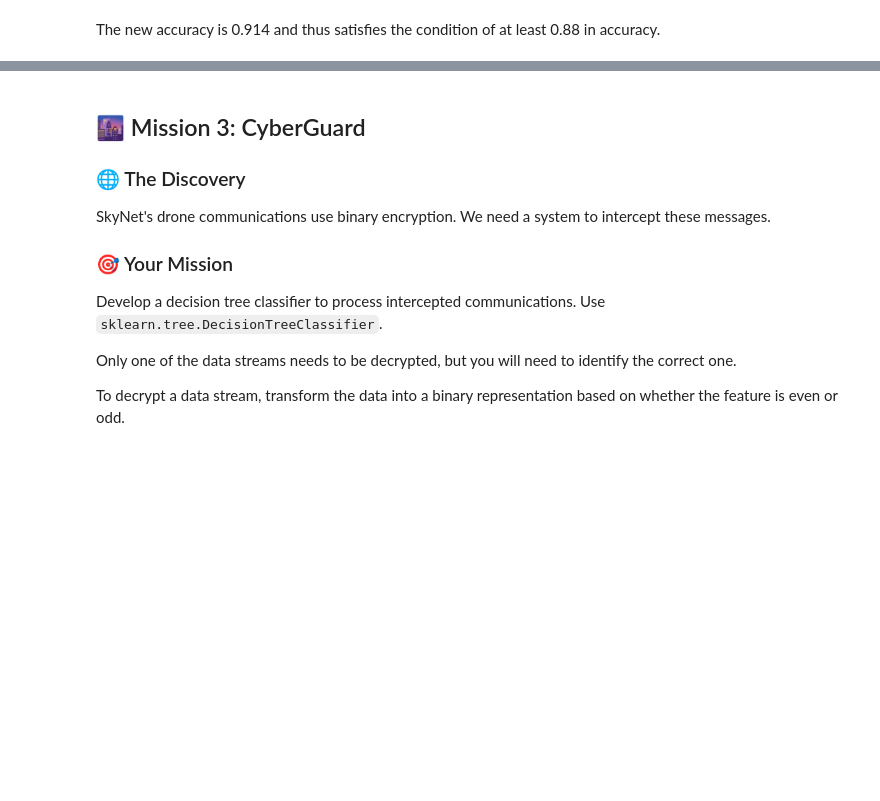
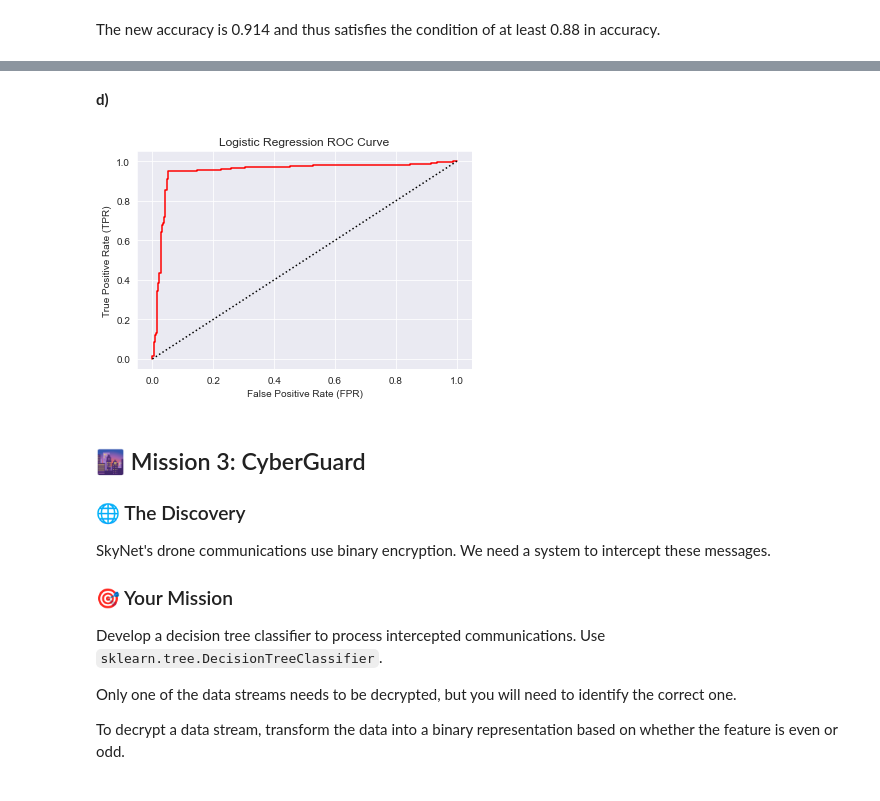
Before and after one commit to jenscaa/TDT4192-Assignments, a Jupyter notebook: Assignment1/Chapter_1.ipynb, the cells around one changed output, grey strips where cells are left out. Saved outputs shown, nothing was run; the diff lists cells and outputs as text; code cells hidden in the pictures; blank space fills up the shorter version.

```diff
--- a/Assignment1/Chapter_1.ipynb
+++ b/Assignment1/Chapter_1.ipynb
@@ -284,3 +307,20 @@ The new accuracy is 0.914 and thus satisfies the condition of at least 0.88 in a
+# %% [markdown]
+**d)**
+# %%
+prob_predictions = lgr.predict_proba(X_test)
+
+# Beregne ROC-curven og AUC
+fpr, tpr, thresholds = metrics.roc_curve(y_test, prob_predictions, pos_label=1)
+auc = round(metrics.roc_auc_score(y_test, prob_predictions),2)
+
+plt.plot(fpr, tpr, label=f"ROC curve (AUC={auc})", c="red")
+plt.plot([0,1], [0,1], c="black", ls="dotted", label="Random (AUC=0.5)")
+plt.xlabel("False Positive Rate (FPR)")
+plt.ylabel("True Positive Rate (TPR)")
+plt.title("Logistic Regression ROC Curve")
+plt.show()
+# %% [output]
+[figure, added]
 # %% [markdown]
 ## 🌆 Mission 3: CyberGuard
 
```
Also changed, not shown: parts of 17 cells of this notebook, 2 other files.
